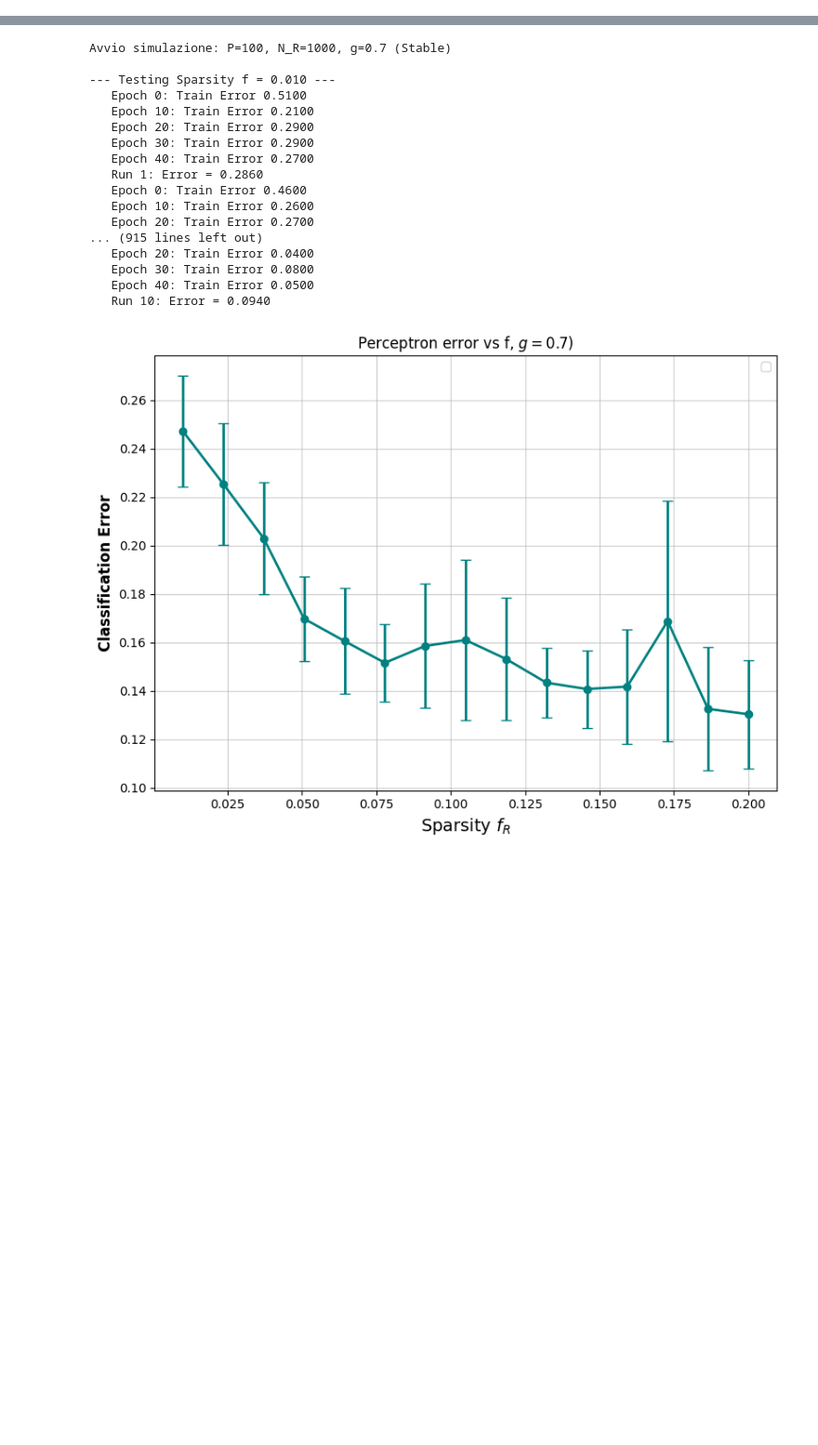
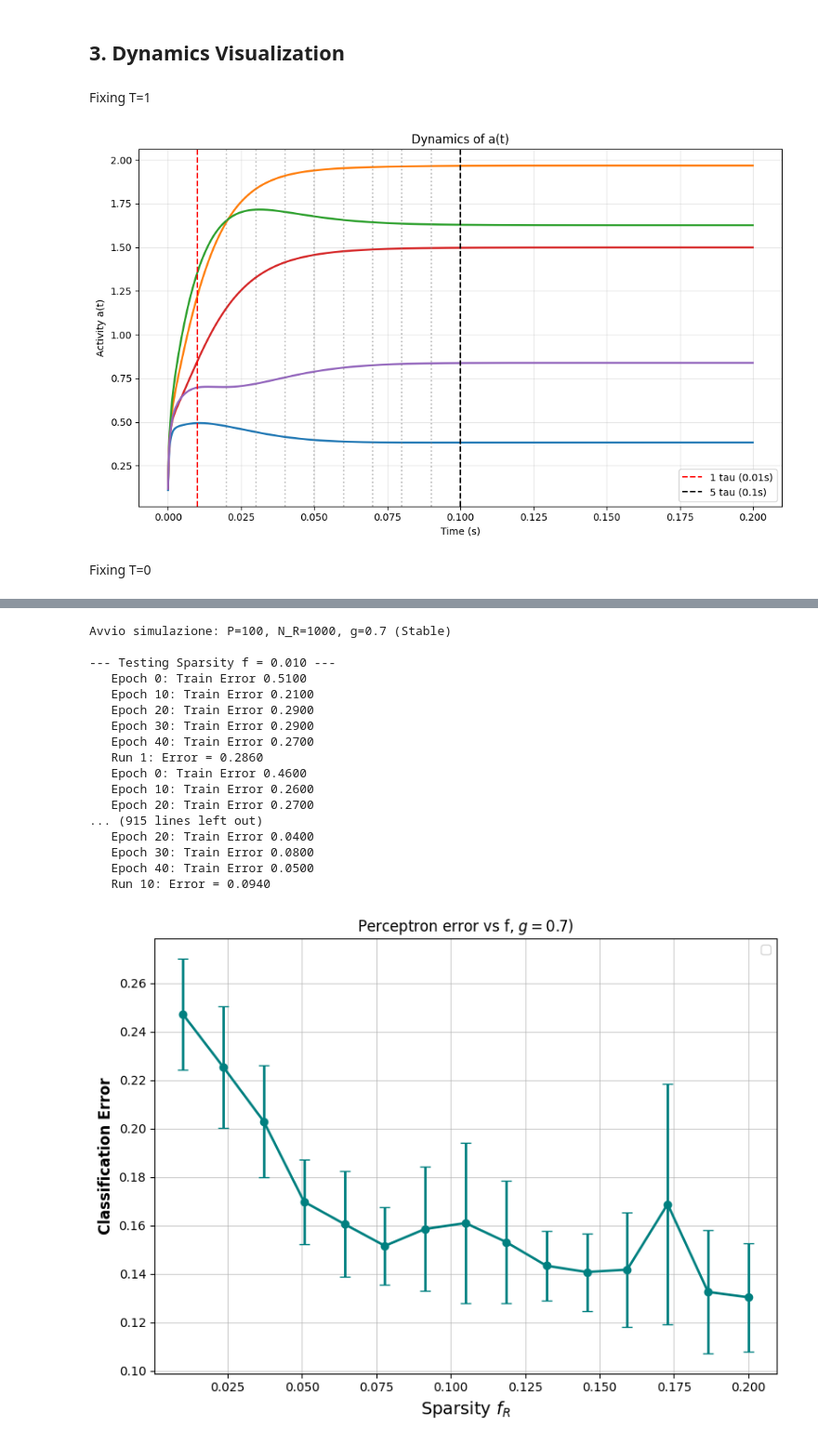
Before and after one commit to LetiziaC14/Neuroscience_Network_Models, a Jupyter notebook: RR_classification.ipynb, the cells around one changed output, grey strips where cells are left out. Shown at 93% size. Cells and saved outputs as stored; diff of their text form; code cells hidden in the pictures; blank space fills up the shorter version.

```diff
--- a/RR_classification.ipynb
+++ b/RR_classification.ipynb
@@ -217,0 +94,74 @@ plt.show()
+# %% [markdown]
+<a id="dynamics"></a>
+## 3. Dynamics Visualization
+# %% [markdown]
+Fixing T=1
+# %%
+# 1. PARAMETERS
+N_S = 100
+N_R = 1000
+tau = 0.01
+T = 1.0
+dt = 0.0001       # 0.1 ms
+# DURATION (20*tau)
+duration = 0.2
+steps = int(duration / dt)
+
+# (g < 1)
+g_rec_factor = 0.8
+g_input_factor = 2.0
+
+sigma_rec = g_rec_factor / np.sqrt(N_R)
+sigma_in = g_input_factor / np.sqrt(N_S)
+mu_rec = -1.0 / np.sqrt(N_R)
+mu_in = 2.0 / np.sqrt(N_S)
+
+dtype = np.float32
+
+# ==========================================
+# 2. SIMULATION
+# ==========================================
+
+J_rec = np.random.normal(loc=mu_rec, scale=sigma_rec, size=(N_R, N_R)).astype(dtype)
+J_in = np.random.normal(loc=mu_in, scale=sigma_in, size=(N_R, N_S)).astype(dtype)
+pattern_S = np.random.choice([0, 1], size=N_S, p=[0.5, 0.5]).astype(dtype)
+I_drive = np.dot(J_in, pattern_S)
+
+a_R = np.zeros(N_R, dtype=dtype)
+
+# Salviamo 5 neuroni per vederne i dettagli
+history_zoom = np.zeros((steps, 5))
+
+for t in range(steps):
+    total_field = np.dot(J_rec, a_R) + I_drive
+    d_a = (-a_R + np.maximum(0, total_field - T)) / tau
+    a_R += d_a * dt
+    history_zoom[t, :] = a_R[:5]
+
+# ==========================================
+# 3. TRANSIENT DYNAMICS
+# ==========================================
+time_axis = np.arange(steps) * dt
+
+plt.figure(figsize=(10, 6))
+plt.plot(time_axis, history_zoom, linewidth=2)
+
+plt.title(f"Dynamics of a(t)")
+plt.xlabel("Time (s)")
+plt.ylabel("Activity a(t)")
+plt.grid(True, alpha=0.3, which='both')
+
+# Segna i multipli di tau per capire la scala temporale
+for i in range(1, 11):
+    plt.axvline(i*tau, color='gray', linestyle=':', alpha=0.5)
+
+plt.axvline(tau, color='r', linestyle='--', label='1 tau (0.01s)')
+plt.axvline(10*tau, color='k', linestyle='--', label='5 tau (0.1s)')
+
+plt.legend()
+plt.tight_layout()
+plt.show()
+# %% [output]
+[figure, added]
+# %% [markdown]
+Fixing T=0
```
Also changed, not shown: parts of 34 cells of this notebook, 2 other files.
